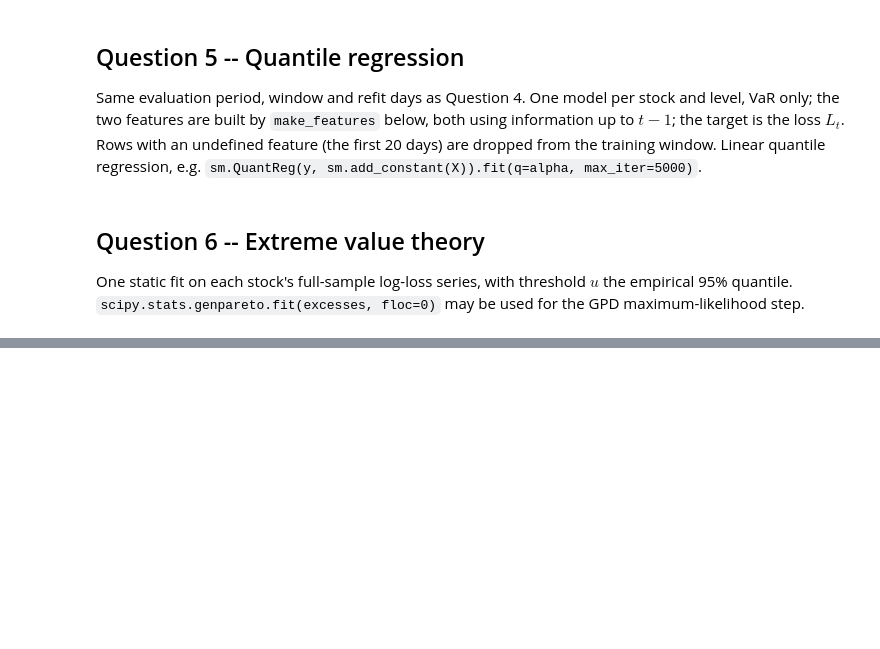
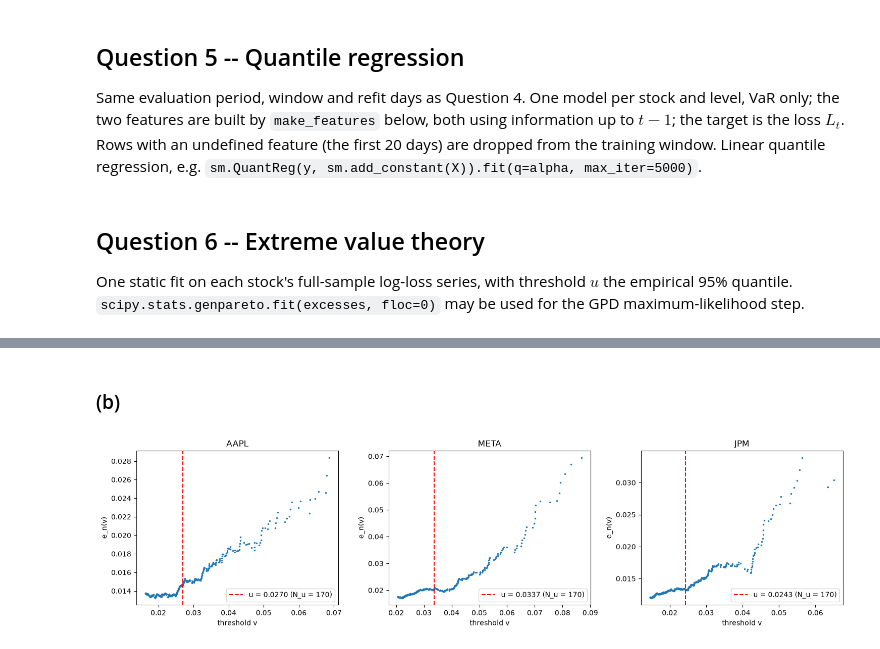
Before and after one commit to RomainFast121/quant-risk-project, a Jupyter notebook: Project_template.ipynb, the cells around one changed output, grey strips where cells are left out. Saved outputs shown, nothing was run; the diff lists cells and outputs as text; code cells hidden in the pictures; blank space fills up the shorter version.

Commit message:
Question 6 (a) and 6 (b). Added minimum exceedance for mean excess plot

```diff
--- a/Project_template.ipynb
+++ b/Project_template.ipynb
@@ -322,0 +327,41 @@ full_loss = losses                          # one column per stock
+# %% [markdown]
+### (b)
+# %%
+# Plot
+# We want to plot the mean of (Xi - v) for i in [2, n]
+
+
+K = 400
+MIN_EXC = 10
+
+fig, axes = plt.subplots(1, len(full_loss.columns), figsize=(15, 4))
+e, thresholds, u_dict, Nu_dict = {}, {}, {}, {}
+
+for ax, name in zip(axes, full_loss.columns):
+
+    data = full_loss[name].dropna()
+    x = np.sort(data.values)[::-1] # Sort in descending order
+
+    i = np.arange(1, len(x)) # Generate indexes
+    e_vals = np.cumsum(x)[:-1]/i - x[1:] # Compute excess mean
+    v_vals = x[1:] # Thresholds
+
+    # Create a mask for the upper tail with min exceendance count
+    mask = (i <= K) & (i >= MIN_EXC)
+    e[name], thresholds[name] = e_vals[mask], v_vals[mask] # Save in dictionnary
+
+
+    u = data.quantile(0.95, interpolation="lower") # Set the reference 95 % quantile
+    u_dict[name] = u
+    Nu_dict[name] = int((data > u).sum()) # Compute number of exceedances
+
+    # Plot
+    ax.plot(thresholds[name], e[name], ".", ms=3)
+    ax.axvline(u, color="red", ls="--", label=f"u = {u:.4f} (N_u = {Nu_dict[name]})")
+    ax.set_title(name); ax.set_xlabel("threshold v"); ax.set_ylabel("e_n(v)")
+    ax.legend()
+
+plt.tight_layout()
+plt.show()
+# %% [output]
+[figure, added]
```
Also changed, not shown: parts of 1 cell of this notebook.
